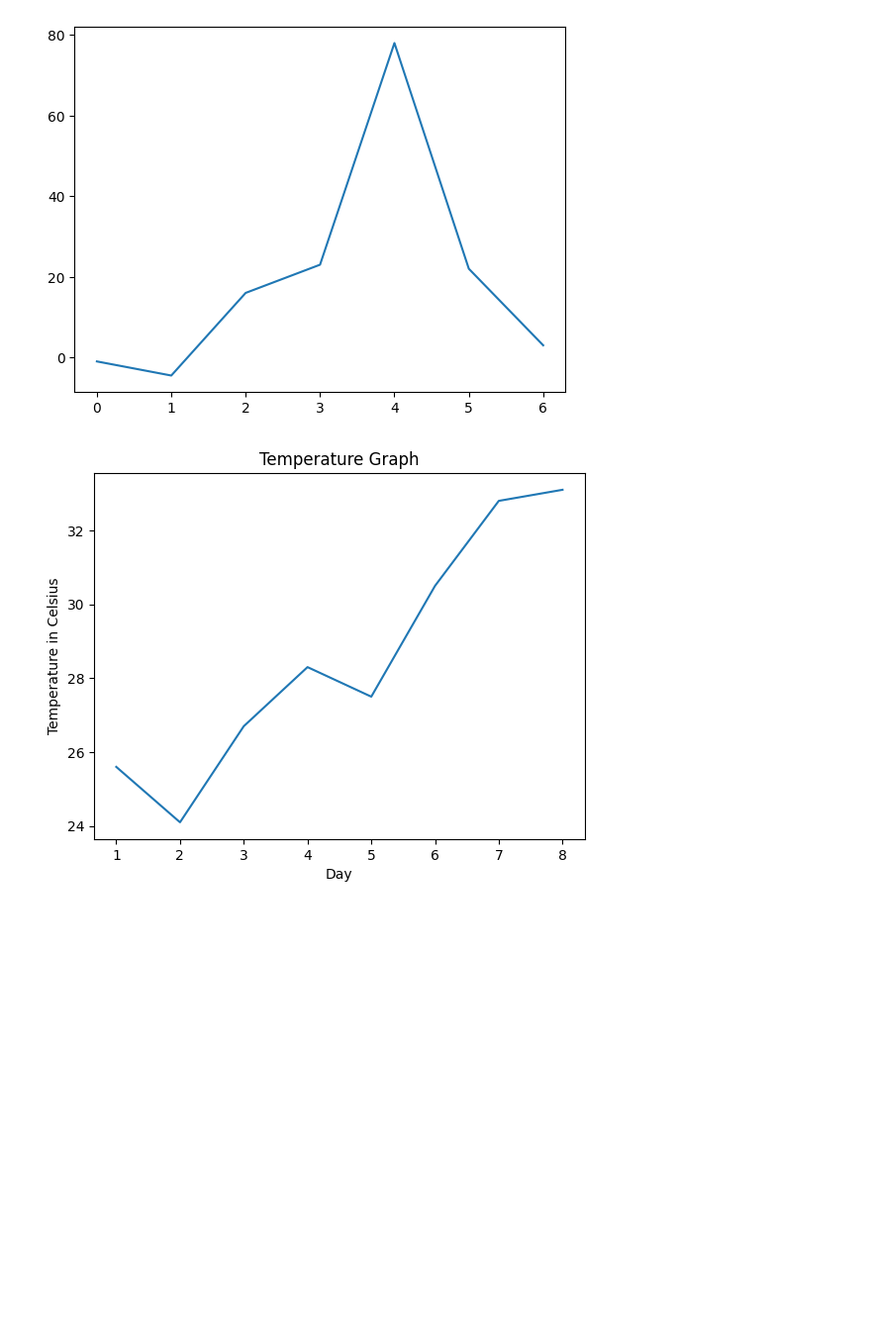
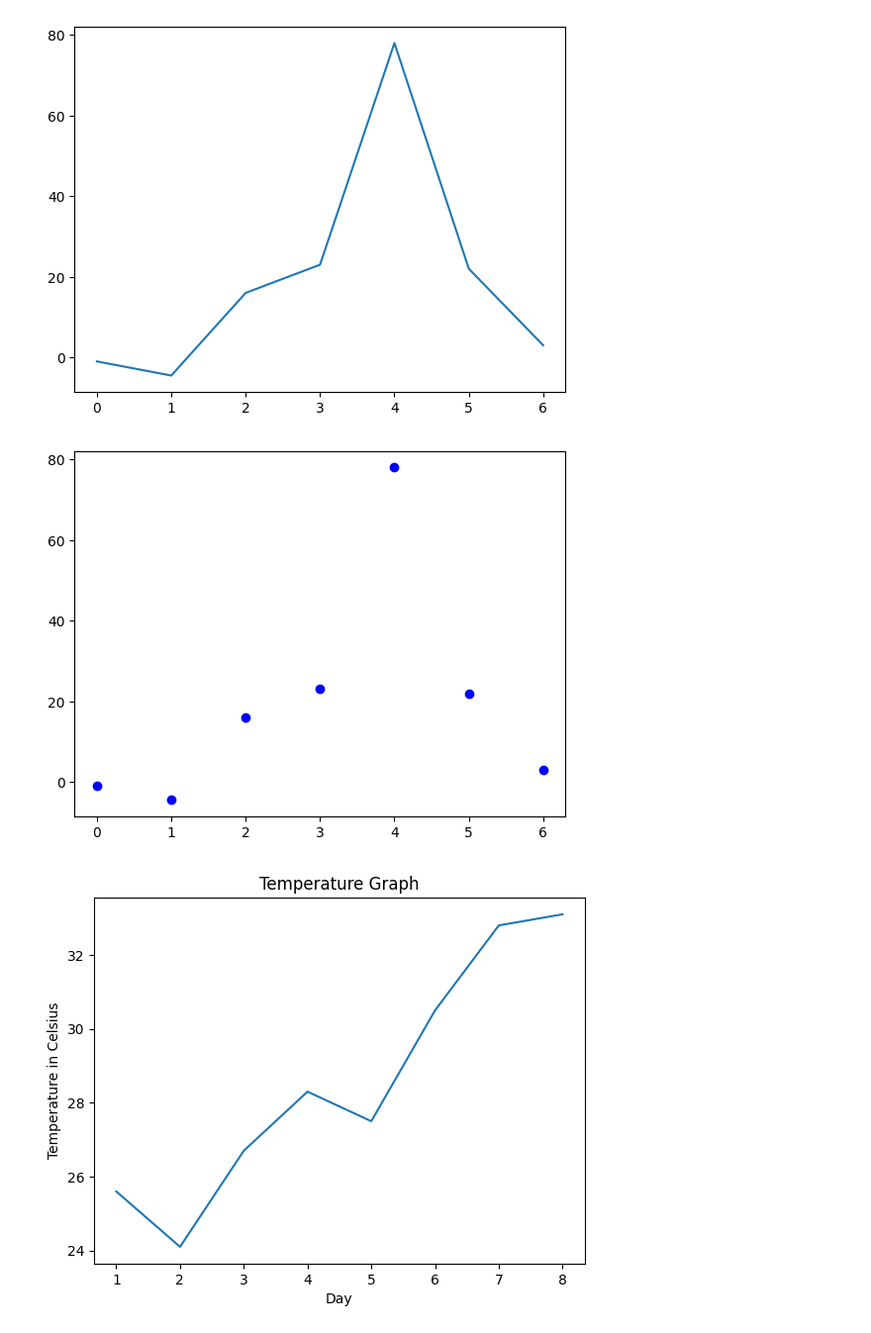
Before and after one commit to rlind4091/mycode, a Jupyter notebook: graphing/makingplots.ipynb, the cells around one changed output. Shown at 99% size. Cells and saved outputs as stored; diff of their text form; code cells hidden in the pictures; blank space fills up the shorter version.

```diff
--- a/graphing/makingplots.ipynb
+++ b/graphing/makingplots.ipynb
@@ -6,6 +6,11 @@ plt.plot([-1, -4.5, 16, 23, 78, 22, 3])
 plt.show()
 # %% [output]
 [figure]
+# %%
+plt.plot([-1, -4.5, 16, 23, 78, 22, 3], "ob")
+plt.show()
+# %% [output]
+[figure, added]
 # %%
 # Use subplots() to specify titles and labels
 
```
Also changed, not shown: parts of 7 cells of this notebook.
